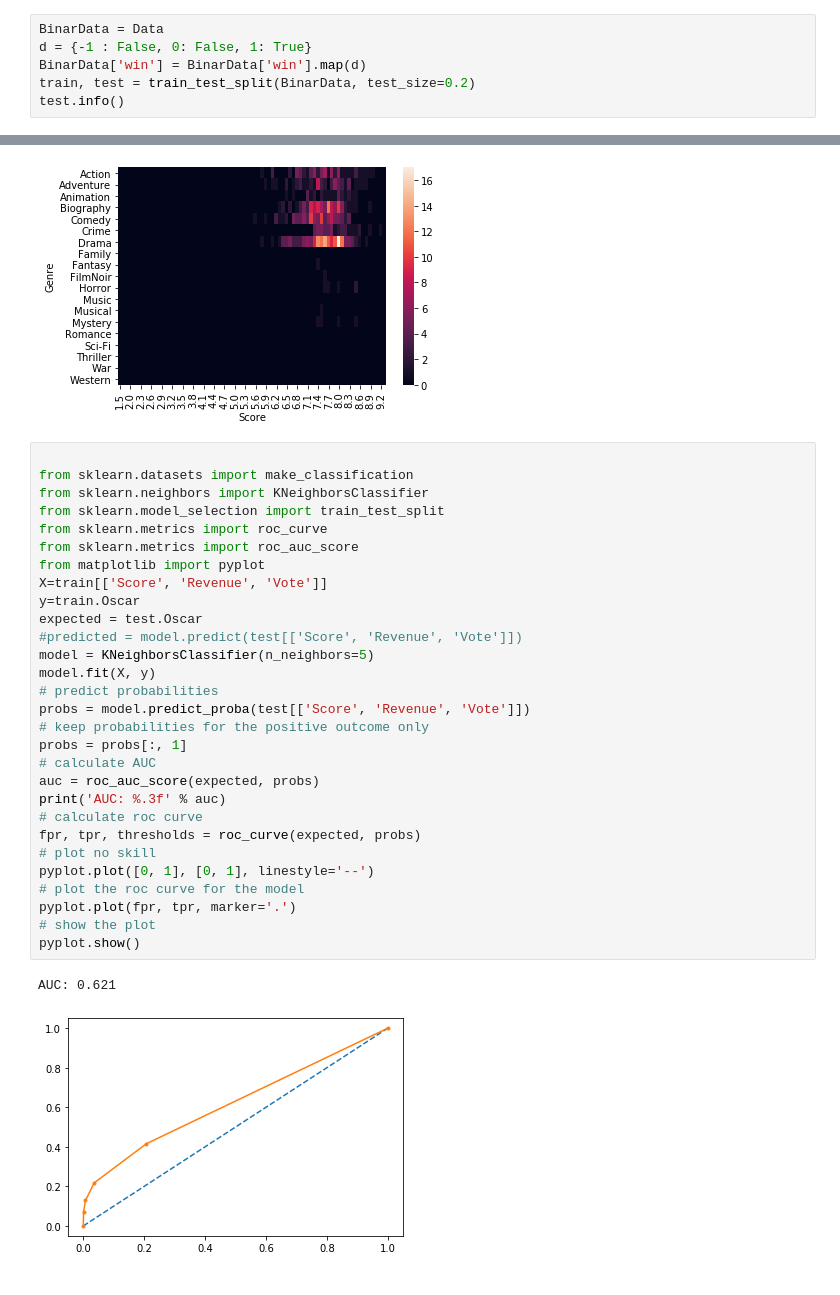
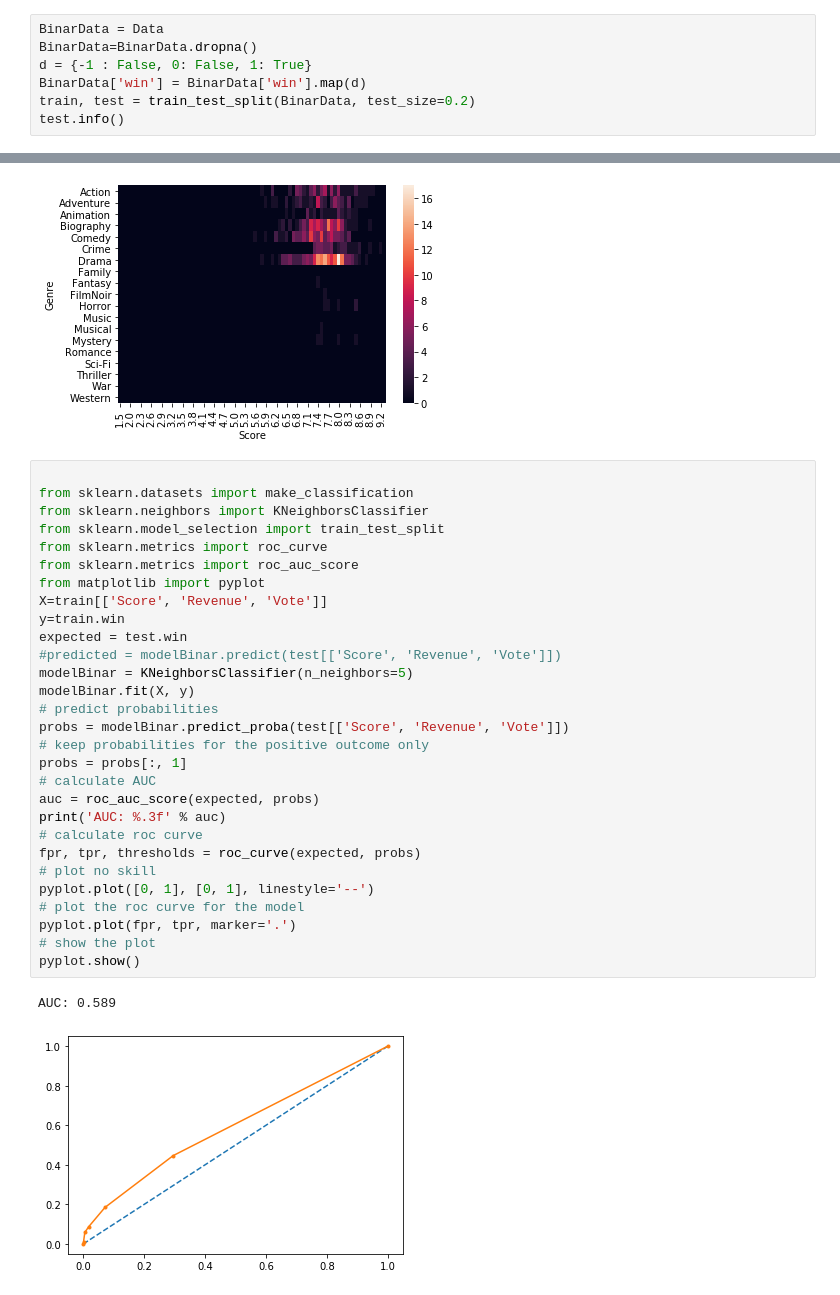
Before and after one commit to UlianaY/FilmsProject, a Jupyter notebook: Working_With_FilmsDS.ipynb, the cells around one changed output, grey strips where cells are left out. Saved outputs shown, nothing was run; the diff lists cells and outputs as text.

```diff
--- a/Working_With_FilmsDS.ipynb
+++ b/Working_With_FilmsDS.ipynb
@@ -125,6 +154,7 @@ weighted avg       0.74      0.83      0.76      2242
 ## Преобразование в задачу бинарной классификации - Наличие или отсутствие премии
 # %%
 BinarData = Data
+BinarData=BinarData.dropna()
 d = {-1 : False, 0: False, 1: True}
 BinarData['win'] = BinarData['win'].map(d)
 train, test = train_test_split(BinarData, test_size=0.2)
@@ -194,32 +224,32 @@ sns.heatmap(info)
 # %%
 
 from sklearn.datasets import make_classification
 from sklearn.neighbors import KNeighborsClassifier
 from sklearn.model_selection import train_test_split
 from sklearn.metrics import roc_curve
 from sklearn.metrics import roc_auc_score
 from matplotlib import pyplot
 X=train[['Score', 'Revenue', 'Vote']]
-y=train.Oscar
-expected = test.Oscar
-#predicted = model.predict(test[['Score', 'Revenue', 'Vote']])
-model = KNeighborsClassifier(n_neighbors=5)
-model.fit(X, y)
+y=train.win
+expected = test.win
+#predicted = modelBinar.predict(test[['Score', 'Revenue', 'Vote']])
+modelBinar = KNeighborsClassifier(n_neighbors=5)
+modelBinar.fit(X, y)
 # predict probabilities
-probs = model.predict_proba(test[['Score', 'Revenue', 'Vote']])
+probs = modelBinar.predict_proba(test[['Score', 'Revenue', 'Vote']])
 # keep probabilities for the positive outcome only
 probs = probs[:, 1]
 # calculate AUC
 auc = roc_auc_score(expected, probs)
 print('AUC: %.3f' % auc)
 # calculate roc curve
 fpr, tpr, thresholds = roc_curve(expected, probs)
 # plot no skill
 pyplot.plot([0, 1], [0, 1], linestyle='--')
 # plot the roc curve for the model
 pyplot.plot(fpr, tpr, marker='.')
 # show the plot
 pyplot.show()
 # %% [output]
-AUC: 0.621
+AUC: 0.589
-[figure, old version]
+[figure, new version]
```
Also changed, not shown: parts of 13 cells of this notebook, 1 other file.
